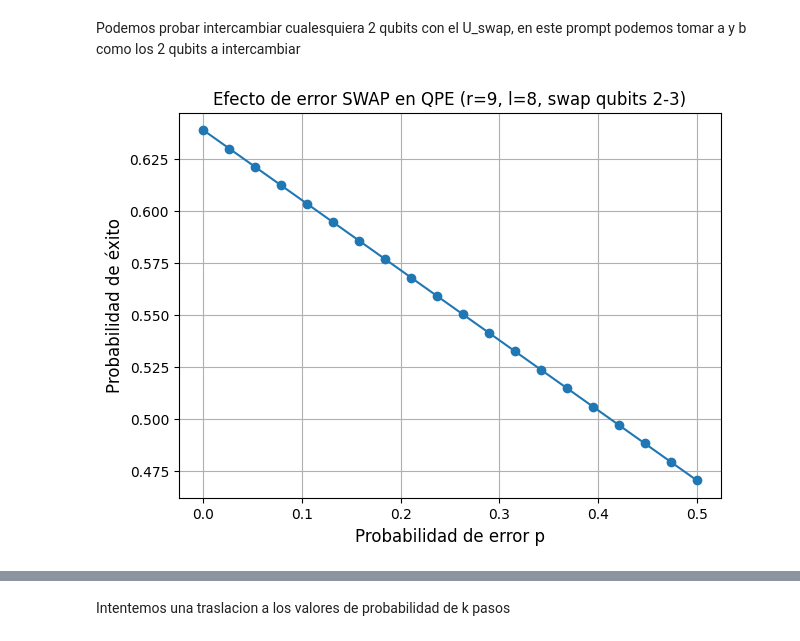
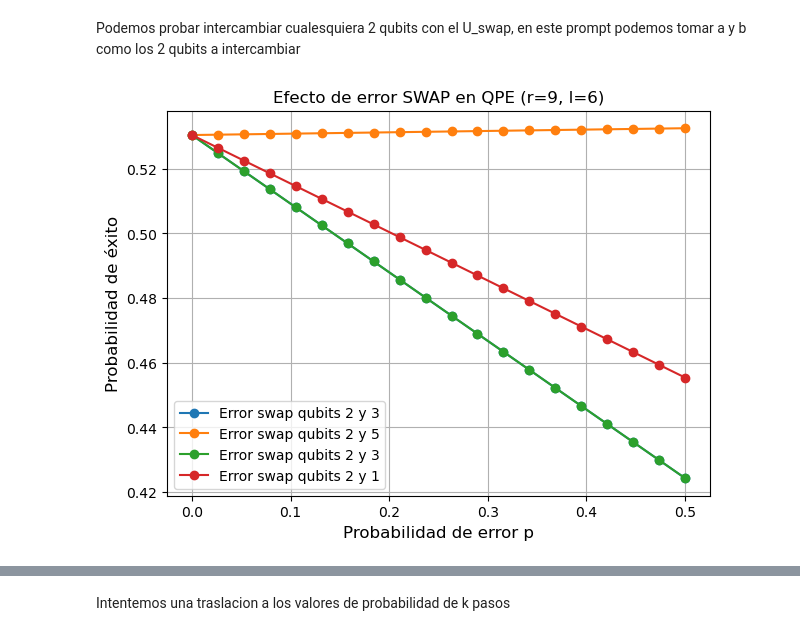
Before and after one commit to BenSanHer/Fuzzy-Measurments-aplicadas-sobre-Order-Finding, a Jupyter notebook: Algoritmo Order Finding Completo.ipynb, the cells around one changed output, grey strips where cells are left out. Cells and saved outputs as stored; diff of their text form; code cells hidden in the pictures.

```diff
--- a/Algoritmo Order Finding Completo.ipynb
+++ b/Algoritmo Order Finding Completo.ipynb
@@ -1183,8 +1253,8 @@ graficar_probabilidades(
 # %% [markdown]
 Veamos que pasa cuando hay error. Podriamos empezar a testear distintos valores de error en el sistema
 # %%
-r=9
-l=7
+r=6
+l=9
 k=1 #qubit a intercambiar adyacentes
 p=0.6
 
@@ -1290,36 +1389,87 @@ Aparentemente el SWAP de qubits k y k+3 nos da un error mínimo despreciable a c
 # %% [markdown]
 Podemos probar intercambiar cualesquiera 2 qubits con el U_swap, en este prompt podemos tomar a y b como los 2 qubits a intercambiar
 # %%
+l = 6
 r = 9
-l = 8
-a = 5 #Qubit 1 a cambiar
-b = 1 #Qubit 2 a cambiar
+k = 2
+a = 5
+b = 3
+c = 1
+d = k+5
+e = k+6
+
+
 ps = np.linspace(0, 0.5, 20)  # valores de p entre 0 y 0.5
 probs = probs_teoricas_QPE_l(r, l)
 ys_exitosos = y_que_recuperan_r(r, l)
 
 
-prob_exito_vs_p = []
+prob_exito_vs_p1 = []
+prob_exito_vs_p2 = []
+prob_exito_vs_p3 = []
+prob_exito_vs_p4 = []
 
 for p in ps:
-    errprobs = (1 - p) * probs + p * (U_swap(l, a,b) @ probs)
+    errprobs = (1 - p) * probs + p * (U_swap_adjacent(l, k) @ probs)
     prob_exito = sum(errprobs[y] for y in ys_exitosos)
-    prob_exito_vs_p.append(prob_exito)
+    prob_exito_vs_p1.append(prob_exito)
+
+for p in ps:
+    errprobs = (1 - p) * probs + p * (U_swap(l,k, a) @ probs)
+    prob_exito = sum(errprobs[y] for y in ys_exitosos)
+    prob_exito_vs_p2.append(prob_exito)
+
+for p in ps:
+    errprobs = (1 - p) * probs + p * (U_swap(l, k, b) @ probs)
+    prob_exito = sum(errprobs[y] for y in ys_exitosos)
+    prob_exito_vs_p3.append(prob_exito)
+
+for p in ps:
+    errprobs = (1 - p) * probs + p * (U_swap(l, k, c) @ probs)
+    prob_exito = sum(errprobs[y] for y in ys_exitosos)
+    prob_exito_vs_p4.append(prob_exito)
 
 plt.figure(figsize=(7,5))
-plt.plot(ps, prob_exito_vs_p, marker='o')
+plt.plot(ps, prob_exito_vs_p1, marker='o', label=f"Error swap qubits {k} y {k+1}")
+plt.plot(ps, prob_exito_vs_p2, marker='o', label=f"Error swap qubits {k} y {a}")
+plt.plot(ps, prob_exito_vs_p3, marker='o', label=f"Error swap qubits {k} y {b}")
+plt.plot(ps, prob_exito_vs_p4, marker='o', label=f"Error swap qubits {k} y {c}")
 plt.xlabel("Probabilidad de error p", fontsize=12)
 plt.ylabel("Probabilidad de éxito", fontsize=12)
-plt.title(f"Efecto de error SWAP en QPE (r={r}, l={l}, swap qubits {k}-{k+1})")
+plt.title(f"Efecto de error SWAP en QPE (r={r}, l={l})")
 plt.grid(True)
+plt.legend()  # muestra las etiquetas
 plt.show()
 
 
-
-coef = np.polyfit(ps, prob_exito_vs_p, 1)
+coef = np.polyfit(ps, prob_exito_vs_p1, 1)
 pendiente, interseccion = coef
 
-print(f"Pendiente ≈ {pendiente:.6f}")
-print(f"Probabilidad de éxito en p=0 ≈ {interseccion:.6f}")
+print(f"Pendiente 1 ≈ {pendiente:.6f}")
+print(f"Probabilidad de éxito en p=0 1≈ {interseccion:.6f}")
+print(f"Porcentaje de disminución de la probabilidad de éxito por unidad de p ≈ {-pendiente/interseccion:.6f}")
+
+
+coef = np.polyfit(ps, prob_exito_vs_p2, 1)
+pendiente, interseccion = coef
+
+print(f"Pendiente 2 ≈ {pendiente:.6f}")
+print(f"Probabilidad de éxito en p=0 2≈ {interseccion:.6f}")
+print(f"Porcentaje de disminución de la probabilidad de éxito por unidad de p ≈ {-pendiente/interseccion:.6f}")
+
+coef = np.polyfit(ps, prob_exito_vs_p3, 1)
+pendiente, interseccion = coef
+
+print(f"Pendiente 1 ≈ {pendiente:.6f}")
+print(f"Probabilidad de éxito en p=0 1≈ {interseccion:.6f}")
+print(f"Porcentaje de disminución de la probabilidad de éxito por unidad de p ≈ {-pendiente/interseccion:.6f}")
+
+
+coef = np.polyfit(ps, prob_exito_vs_p4, 1)
+pendiente, interseccion = coef
+
+print(f"Pendiente 2 ≈ {pendiente:.6f}")
+print(f"Probabilidad de éxito en p=0 2≈ {interseccion:.6f}")
+print(f"Porcentaje de disminución de la probabilidad de éxito por unidad de p ≈ {-pendiente/interseccion:.6f}")
 # %% [output]
-[figure, old version]
+[figure, new version]
```
Also changed, not shown: parts of 52 cells of this notebook, 1 other file.
